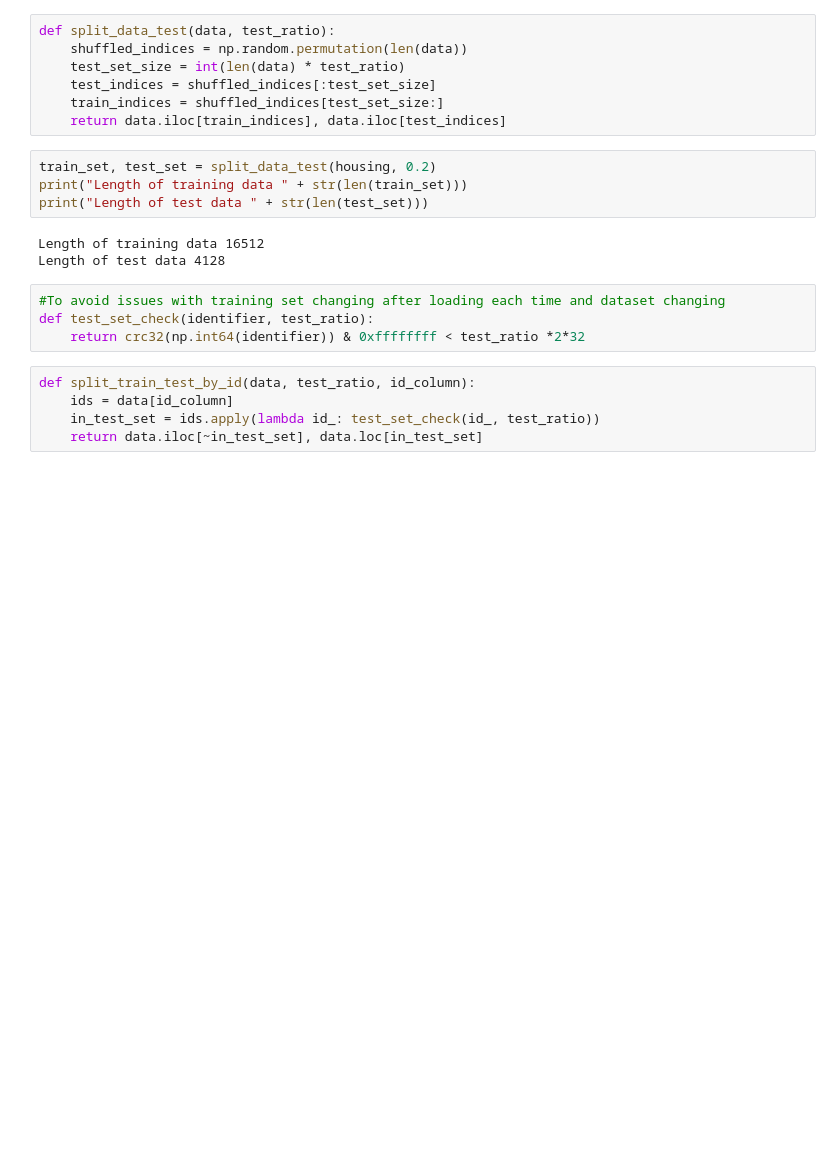
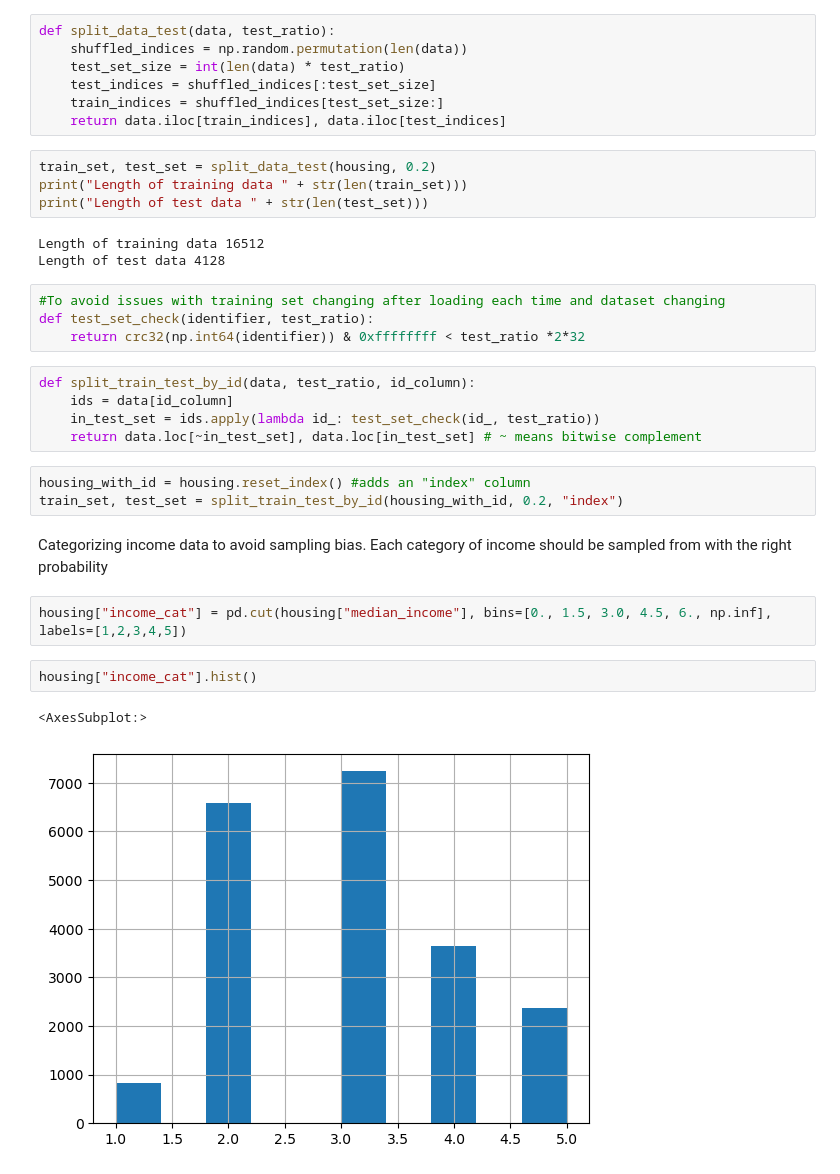
Before and after one commit to vsharma2510/Geron_book_exercises, a Jupyter notebook: Housing.ipynb, the cells around one changed output. Cells and saved outputs as stored; diff of their text form; blank space fills up the shorter version.

Commit message:
Categortizing data

```diff
--- a/Housing.ipynb
+++ b/Housing.ipynb
@@ -93,4 +97,16 @@ def test_set_check(identifier, test_ratio):
 def split_train_test_by_id(data, test_ratio, id_column):
     ids = data[id_column]
     in_test_set = ids.apply(lambda id_: test_set_check(id_, test_ratio))
-    return data.iloc[~in_test_set], data.loc[in_test_set]
+    return data.loc[~in_test_set], data.loc[in_test_set] # ~ means bitwise complement
+# %%
+housing_with_id = housing.reset_index() #adds an "index" column
+train_set, test_set = split_train_test_by_id(housing_with_id, 0.2, "index")
+# %% [markdown]
+Categorizing income data to avoid sampling bias. Each category of income should be sampled from with the right probability
+# %%
+housing["income_cat"] = pd.cut(housing["median_income"], bins=[0., 1.5, 3.0, 4.5, 6., np.inf], labels=[1,2,3,4,5])
+# %%
+housing["income_cat"].hist()
+# %% [output]
+<AxesSubplot:>
+[figure, added]
```
Also changed, not shown: parts of 2 cells of this notebook.
